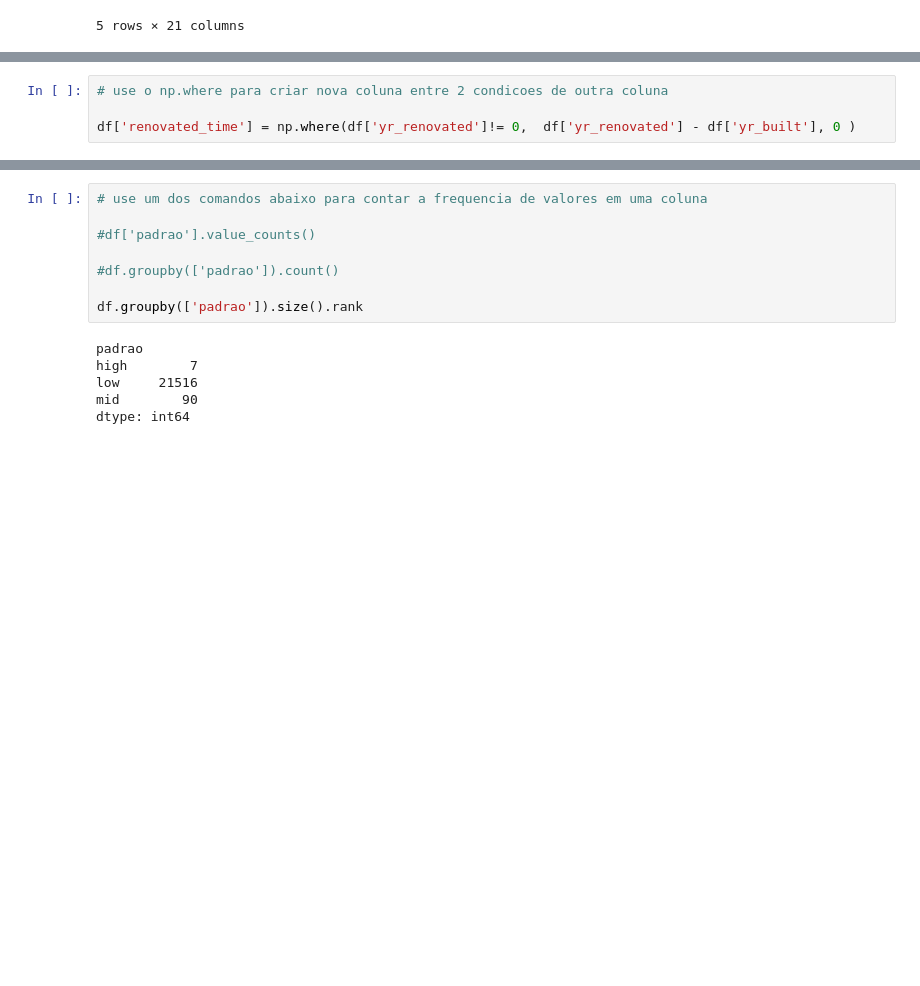
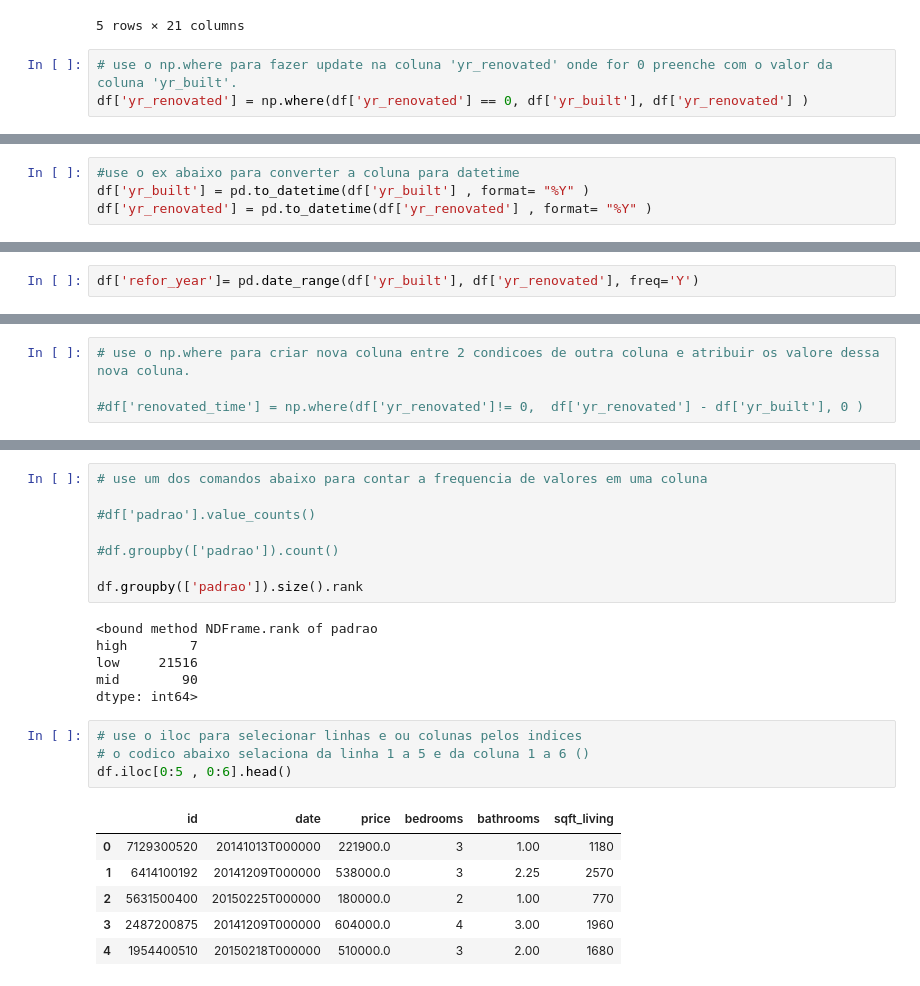
Before and after one commit to TiagoSolon/House_Rocket_Sales, a Jupyter notebook: TESTE_COMM_PYTHON.ipynb, the cells around one changed output, grey strips where cells are left out. Cells and saved outputs as stored; diff of their text form; blank space fills up the shorter version.

```diff
--- a/TESTE_COMM_PYTHON.ipynb
+++ b/TESTE_COMM_PYTHON.ipynb
@@ -13,3 +13,6 @@ df.head()
 | 3 | 2487200875 | 20141209T000000 | 604000.0 | 4 | 3.00 | 1960 | 5000 | 1.0 | 0 | 0 | ... |
 | 4 | 1954400510 | 20150218T000000 | 510000.0 | 3 | 2.00 | 1680 | 8080 | 1.0 | 0 | 0 | ... |
 5 rows × 21 columns
+# %%
+# use o np.where para fazer update na coluna 'yr_renovated' onde for 0 preenche com o valor da coluna 'yr_built'.
+df['yr_renovated'] = np.where(df['yr_renovated'] == 0, df['yr_built'], df['yr_renovated'] )
@@ -15,0 +28,4 @@ df.head()
+# %%
+#use o ex abaixo para converter a coluna para datetime
+df['yr_built'] = pd.to_datetime(df['yr_built'] , format= "%Y" )
+df['yr_renovated'] = pd.to_datetime(df['yr_renovated'] , format= "%Y" )
@@ -15,0 +45,2 @@ df.head()
+# %%
+df['refor_year']= pd.date_range(df['yr_built'], df['yr_renovated'], freq='Y')
@@ -16,4 +52,4 @@ df.head()
 # %%
-# use o np.where para criar nova coluna entre 2 condicoes de outra coluna
+# use o np.where para criar nova coluna entre 2 condicoes de outra coluna e atribuir os valore dessa nova coluna.
 
-df['renovated_time'] = np.where(df['yr_renovated']!= 0,  df['yr_renovated'] - df['yr_built'], 0 )
+#df['renovated_time'] = np.where(df['yr_renovated']!= 0,  df['yr_renovated'] - df['yr_built'], 0 )
@@ -54,8 +97,19 @@ df['padrao'] = np.select(conditionlist, choicelist, default='not specified')
 
 df.groupby(['padrao']).size().rank
 # %% [output]
-padrao
+<bound method NDFrame.rank of padrao
 high        7
 low     21516
 mid        90
-dtype: int64
+dtype: int64>
+# %%
+# use o iloc para selecionar linhas e ou colunas pelos indices
+# o codico abaixo selaciona da linha 1 a 5 e da coluna 1 a 6 ()
+df.iloc[0:5 , 0:6].head()
+# %% [output]
+|  | id | date | price | bedrooms | bathrooms | sqft_living |
+| 0 | 7129300520 | 20141013T000000 | 221900.0 | 3 | 1.00 | 1180 |
+| 1 | 6414100192 | 20141209T000000 | 538000.0 | 3 | 2.25 | 2570 |
+| 2 | 5631500400 | 20150225T000000 | 180000.0 | 2 | 1.00 | 770 |
+| 3 | 2487200875 | 20141209T000000 | 604000.0 | 4 | 3.00 | 1960 |
+| 4 | 1954400510 | 20150218T000000 | 510000.0 | 3 | 2.00 | 1680 |
```
Also changed, not shown: parts of 17 cells of this notebook, 4 other files.
